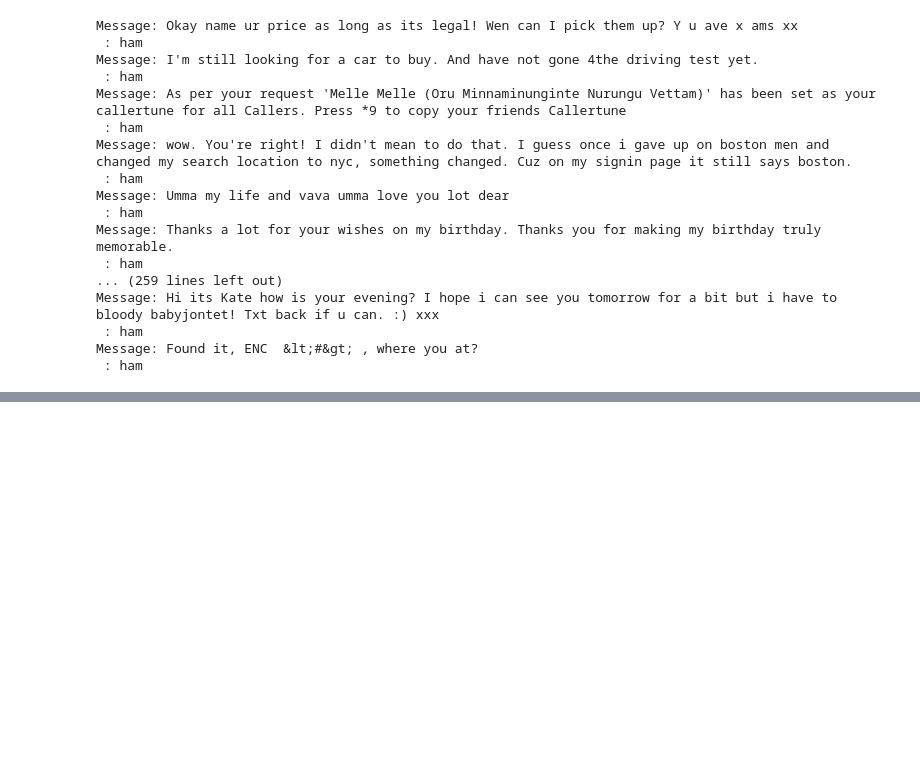
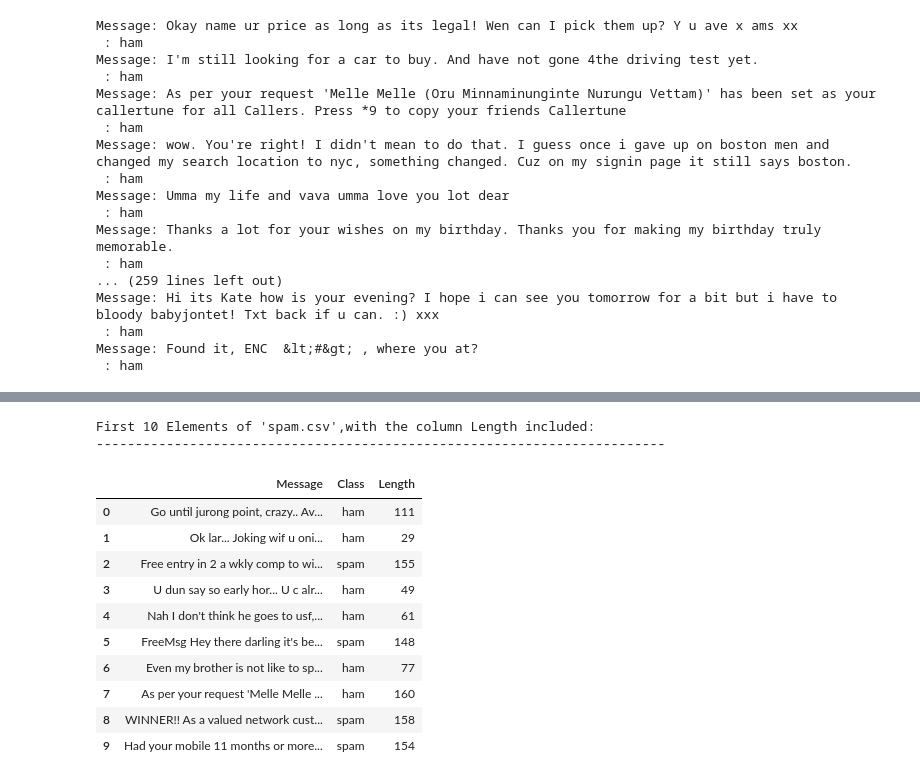
Before and after one commit to bishanbhandari/Data-Science--Text-and-NLP-Projects-, a Jupyter notebook: Message Filtering/Message_filtering.ipynb, the cells around one changed output, grey strips where cells are left out. Cells and saved outputs as stored; diff of their text form; code cells hidden in the pictures; blank space fills up the shorter version.

Commit message:
Spam Dataset Analysis

```diff
--- a/Message Filtering/Message_filtering.ipynb
+++ b/Message Filtering/Message_filtering.ipynb
@@ -141,0 +171,6 @@ Message: Found it, ENC  &lt;#&gt; , where you at?
+# %%
+spam_dataset=pd.read_csv("spam.csv", encoding="latin-1")
+
+print("First 10 Elements of 'spam.csv':")
+print('-'*63)
+spam_dataset[:10]
@@ -141,0 +209,20 @@ Message: Found it, ENC  &lt;#&gt; , where you at?
+# %%
+spam_dataset["Length"]=spam_dataset["Message"].apply(len)
+
+print("First 10 Elements of 'spam.csv',with the column Length included:")
+print('-'*73)
+spam_dataset[:10]
+# %% [output]
+First 10 Elements of 'spam.csv',with the column Length included:
+-------------------------------------------------------------------------
+|  | Message | Class | Length |
+| 0 | Go until jurong point, crazy.. Av... | ham | 111 |
+| 1 | Ok lar... Joking wif u oni... | ham | 29 |
+| 2 | Free entry in 2 a wkly comp to wi... | spam | 155 |
+| 3 | U dun say so early hor... U c alr... | ham | 49 |
+| 4 | Nah I don't think he goes to usf,... | ham | 61 |
+| 5 | FreeMsg Hey there darling it's be... | spam | 148 |
+| 6 | Even my brother is not like to sp... | ham | 77 |
+| 7 | As per your request 'Melle Melle ... | ham | 160 |
+| 8 | WINNER!! As a valued network cust... | spam | 158 |
+| 9 | Had your mobile 11 months or more... | spam | 154 |
```
Also changed, not shown: parts of 5 cells of this notebook.
